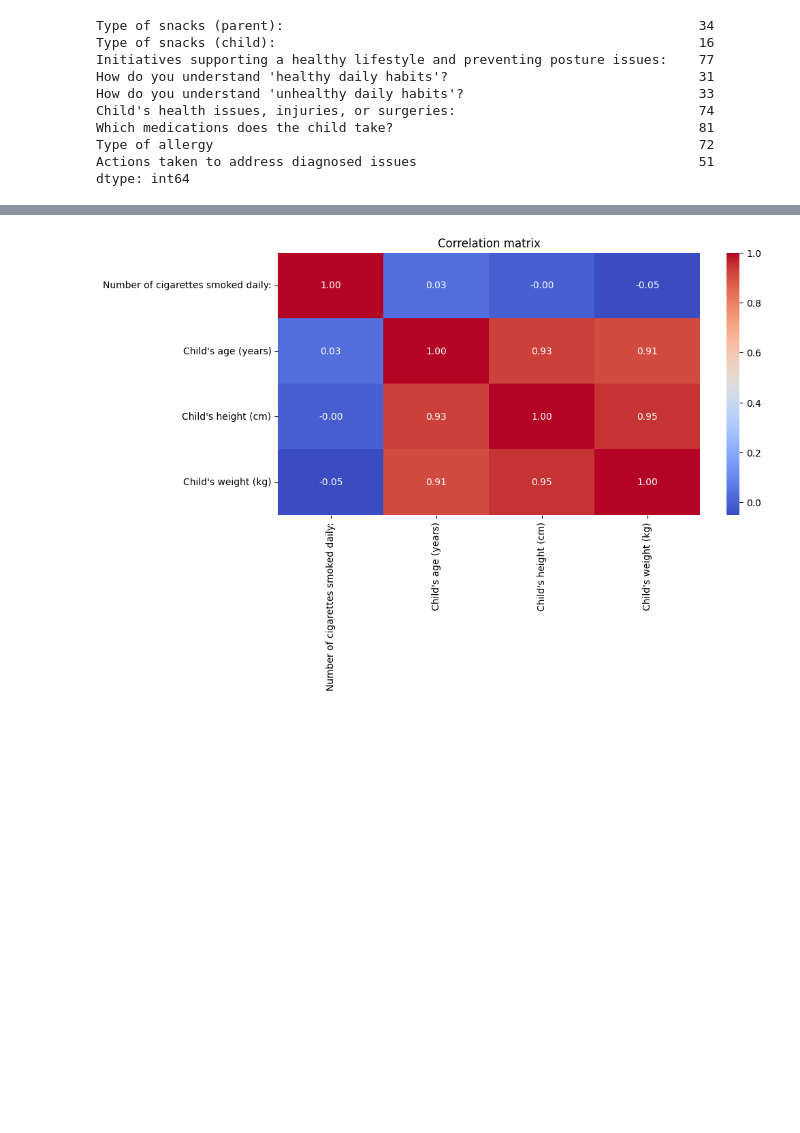
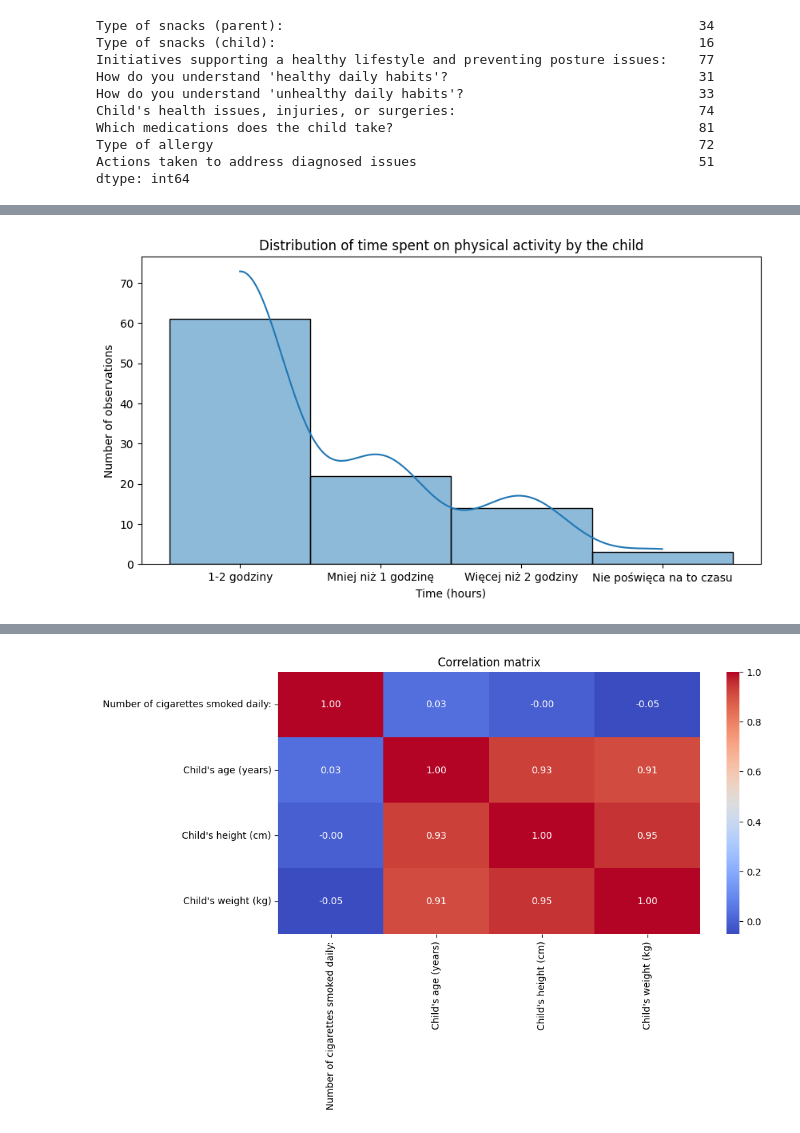
Before and after one commit to Kej-Sy/Project---postural-defects, a Jupyter notebook: notebooks/Postural disfuntions_v1.ipynb, the cells around one changed output, grey strips where cells are left out. Saved outputs shown, nothing was run; the diff lists cells and outputs as text; code cells hidden in the pictures; blank space fills up the shorter version.

```diff
--- a/notebooks/Postural disfuntions_v1.ipynb
+++ b/notebooks/Postural disfuntions_v1.ipynb
@@ -184,0 +227,10 @@ dtype: int64
+# %%
+# Histogram of an example quantitative variable
+plt.figure(figsize=(10, 5))
+sns.histplot(df["Time spent on physical activity (child)"].dropna(), kde=True, bins=20)
+plt.title("Distribution of time spent on physical activity by the child")
+plt.xlabel("Time (hours)")
+plt.ylabel("Number of observations")
+plt.show()
+# %% [output]
+[figure, added]
```
Also changed, not shown: parts of 53 cells of this notebook.
